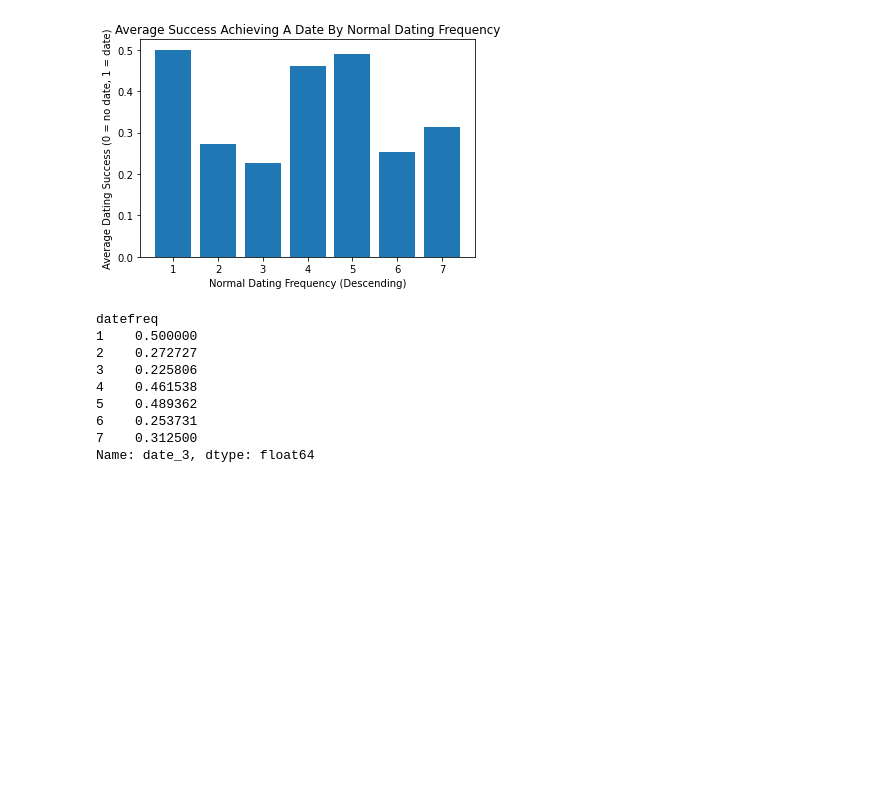
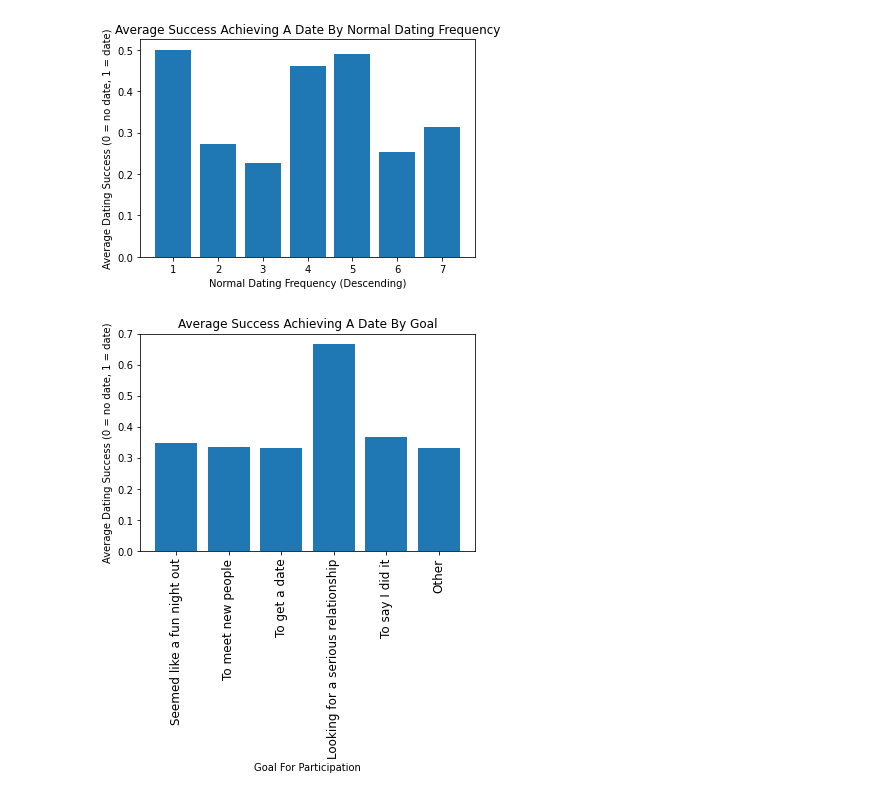
Before and after one commit to lmodenbach/web-design-challenge, a Jupyter notebook: DatingSuccessAnalysis.ipynb, the cells around one changed output. Cells and saved outputs as stored; diff of their text form; code cells hidden in the pictures; blank space fills up the shorter version.

Commit message:
got goal viz

```diff
--- a/DatingSuccessAnalysis.ipynb
+++ b/DatingSuccessAnalysis.ipynb
@@ -694,15 +695,3 @@ plt.ylabel('Average Dating Success (0 = no date, 1 = date)')
 plt.show()
 # %% [output]
 [figure]
-# %%
-waves_frequency_avgs
-# %% [output]
-datefreq
-1    0.500000
-2    0.272727
-3    0.225806
-4    0.461538
-5    0.489362
-6    0.253731
-7    0.312500
-Name: date_3, dtype: float64
@@ -708,0 +700,4 @@ Name: date_3, dtype: float64
+# %%
+waves_goal_df = waves_df[waves_df.goal != 999]
+waves_goal_grouped = waves_goal_df.groupby("goal")
+waves_goal_avgs = waves_goal_grouped["date_3"].mean()
@@ -708,0 +708,13 @@ Name: date_3, dtype: float64
+# %%
+fig, ax = plt.subplots()
+plt.bar(waves_goal_avgs.keys(), waves_goal_avgs)
+xtick_labels = ["Seemed like a fun night out", "To meet new people", "To get a date",
+            "Looking for a serious relationship", "To say I did it", "Other"]
+ax.set_xticks(waves_goal_avgs.keys())
+ax.set_xticklabels(xtick_labels, rotation='vertical', fontsize=12)
+plt.title('Average Success Achieving A Date By Goal')
+plt.xlabel('Goal For Participation')
+plt.ylabel('Average Dating Success (0 = no date, 1 = date)')
+plt.show()
+# %% [output]
+[figure, added]
```
Also changed, not shown: parts of 3 cells of this notebook.
